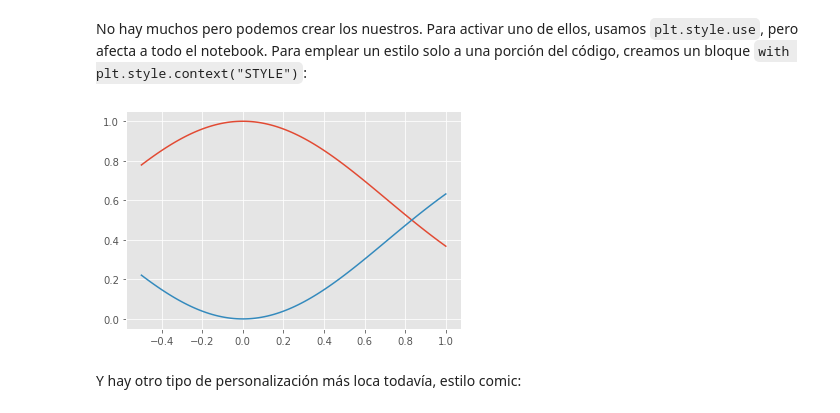
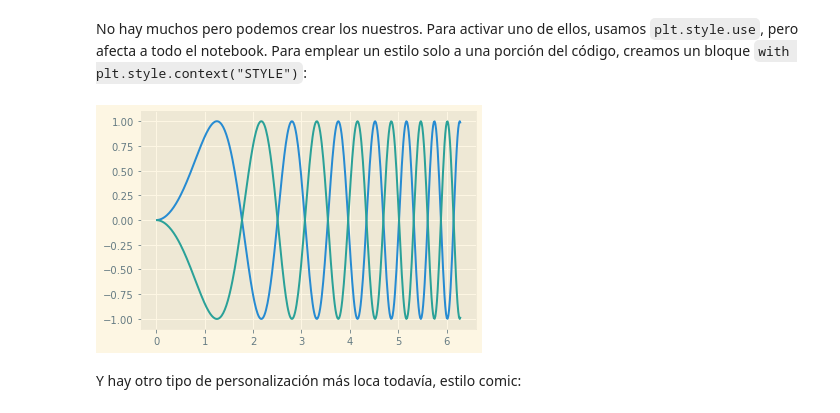
Before and after one commit to J-Arrieta/computacion_cientifica, a Jupyter notebook: CC2.04_Visualizacion-Matplotlib.ipynb, the cells around one changed output. Drawn from its saved outputs; the diff is of its cells as text; code cells hidden in the pictures.

```diff
--- a/CC2.04_Visualizacion-Matplotlib.ipynb
+++ b/CC2.04_Visualizacion-Matplotlib.ipynb
@@ -445,11 +455,11 @@ plt.style.available
 # %% [markdown]
 No hay muchos pero podemos crear los nuestros. Para activar uno de ellos, usamos `plt.style.use`, pero afecta a todo el notebook. Para emplear un estilo solo a una porción del código, creamos un bloque `with plt.style.context("STYLE")`:
 # %%
-with plt.style.context('ggplot'):
-    plt.plot(x, f(x))
-    plt.plot(x, 1 - f(x))
+with plt.style.context('Solarize_Light2'):
+    plt.plot(x, y)
+    plt.plot(x, -y)
 # %% [output]
-[figure, old version]
+[figure, new version]
 # %% [markdown]
 Y hay otro tipo de personalización más loca todavía, estilo comic:
 # %%
```
Also changed, not shown: parts of 9 cells of this notebook.
